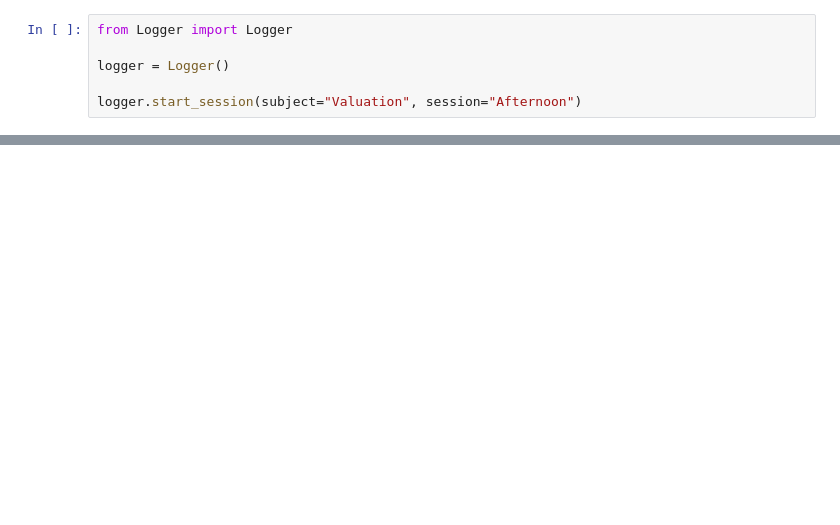
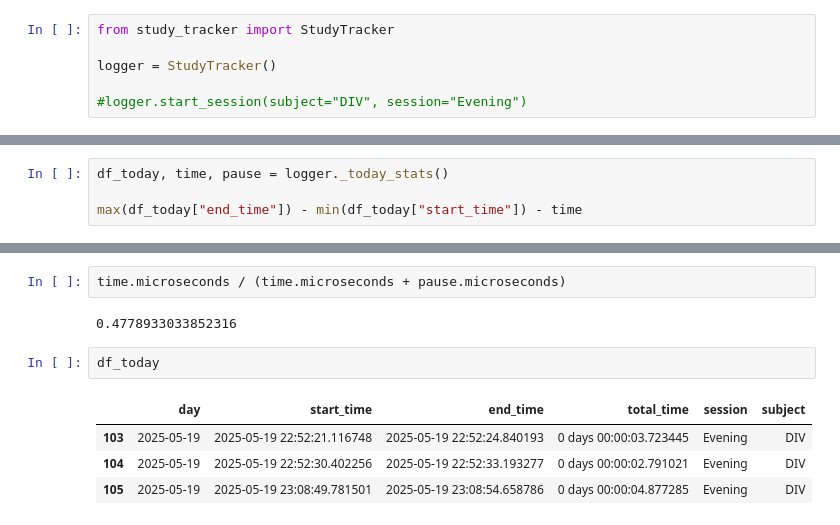
Before and after one commit to FedericoCortesi/Tracker, a Jupyter notebook: main.ipynb, the cells around one changed output, grey strips where cells are left out. Drawn from its saved outputs; the diff is of its cells as text; blank space fills up the shorter version.

```diff
--- a/main.ipynb
+++ b/main.ipynb
@@ -1,6 +4,6 @@
 # %%
-from Logger import Logger
+from study_tracker import StudyTracker
 
-logger = Logger()
+logger = StudyTracker()
 
-logger.start_session(subject="Valuation", session="Afternoon")
+#logger.start_session(subject="DIV", session="Evening")
@@ -41,0 +81,4 @@ logger.plot_all_sessions()
+# %%
+df_today, time, pause = logger._today_stats()
+
+max(df_today["end_time"]) - min(df_today["start_time"]) - time
@@ -41,0 +87,11 @@ logger.plot_all_sessions()
+# %%
+time.microseconds / (time.microseconds + pause.microseconds)
+# %% [output]
+0.4778933033852316
+# %%
+df_today
+# %% [output]
+|  | day | start_time | end_time | total_time | session | subject |
+| 103 | 2025-05-19 | 2025-05-19 22:52:21.116748 | 2025-05-19 22:52:24.840193 | 0 days 00:00:03.723445 | Evening | DIV |
+| 104 | 2025-05-19 | 2025-05-19 22:52:30.402256 | 2025-05-19 22:52:33.193277 | 0 days 00:00:02.791021 | Evening | DIV |
+| 105 | 2025-05-19 | 2025-05-19 23:08:49.781501 | 2025-05-19 23:08:54.658786 | 0 days 00:00:04.877285 | Evening | DIV |
```
Also changed, not shown: parts of 16 cells of this notebook, 1 other file.
